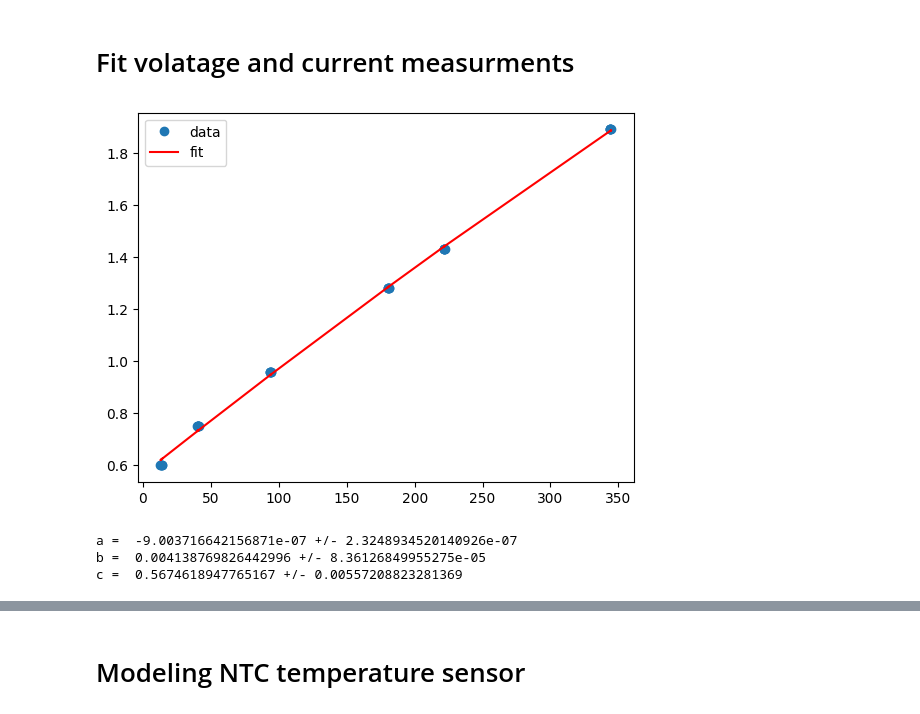
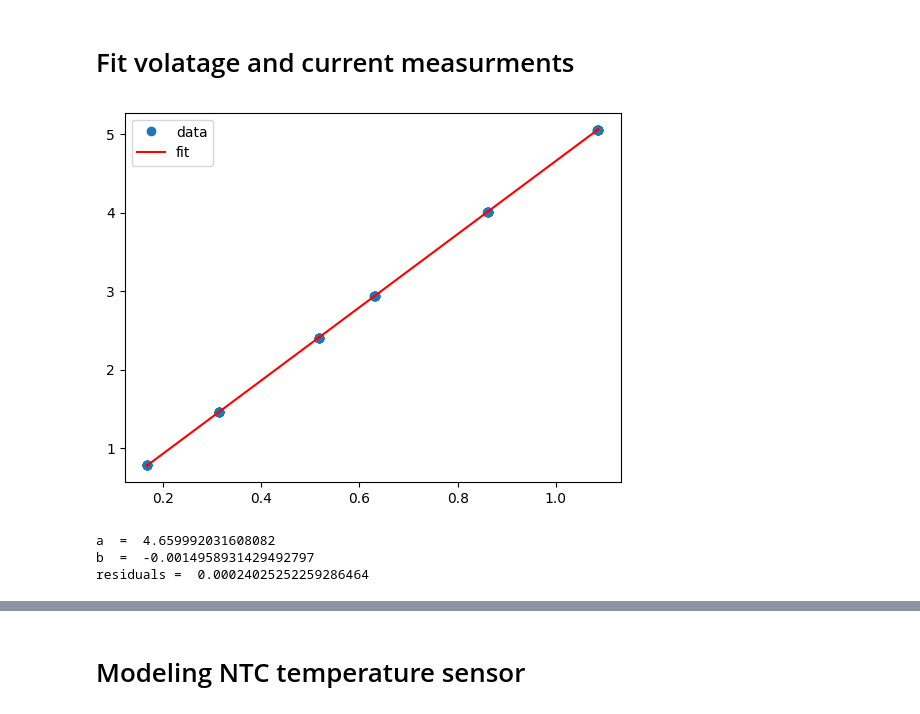
Before and after one commit to ZeniteSolar/MCC22, a Jupyter notebook: design/adc/adc.ipynb, the cells around one changed output, grey strips where cells are left out. Saved outputs shown, nothing was run; the diff lists cells and outputs as text; code cells hidden in the pictures.

Commit message:
feat(adc): tested adc and computed coefficients

```diff
--- a/design/adc/adc.ipynb
+++ b/design/adc/adc.ipynb
@@ -84,33 +84,39 @@ Sampling Time:  24.5
 # Fit volatage and current measurments
 # %%
 import scipy as sci
+import numpy as np
 import pandas as pd
+from string import ascii_lowercase as alc
 # Plot
 import matplotlib.pyplot as plt
 
-def f(x, a, b, c):
-    return (a * (x ** 2)) + (b * x) + c
+# Set the degree of the polynomial
+m = 1
 
 # Read data
-#df = pd.read_csv('current_panel.csv')
-df = pd.read_csv('current_battery copy.csv')
+df = pd.read_csv('current_panel.csv')
+#df = pd.read_csv('voltage_panel.csv')
+
+# Convert to ADC value
+df.adc = df.adc / 1000.0
 
 # Fit
-popt, pcov = sci.optimize.curve_fit(f, df.adc, df.measurement)
+coefficients, residuals, rank, singular_values, rcond = np.polyfit(df.adc, df.measurement, m, full=True)
 
 # Plot
 plt.plot(df.adc, df.measurement, 'o', label='data')
-plt.plot(df.adc, f(df.adc, *popt), 'r-', label='fit')
+plt.plot(df.adc, np.polyval(coefficients, df.adc), 'r-', label='fit')
 plt.legend()
 plt.show()
 
-print("a = ", popt[0], "+/-", pcov[0,0]**0.5)
+# Print the parameters of the fit
+for (i, coefficient) in enumerate(coefficients):
+    print(alc[i], ' = ', coefficient)
 
-print("b = ", popt[1], "+/-", pcov[1,1]**0.5)
-
-print("c = ", popt[2], "+/-", pcov[2,2]**0.5)
+# Print the error of the fit
+print('residuals = ', residuals[0])
 # %% [output]
-[figure, old version]
+[figure, new version]
-a =  -9.003716642156871e-07 +/- 2.3248934520140926e-07
-b =  0.004138769826442996 +/- 8.36126849955275e-05
-c =  0.5674618947765167 +/- 0.00557208823281369
+a  =  4.659992031608082
+b  =  -0.0014958931429492797
+residuals =  0.00024025252259286464
```
Also changed, not shown: parts of 1 cell of this notebook, 1 other file.
